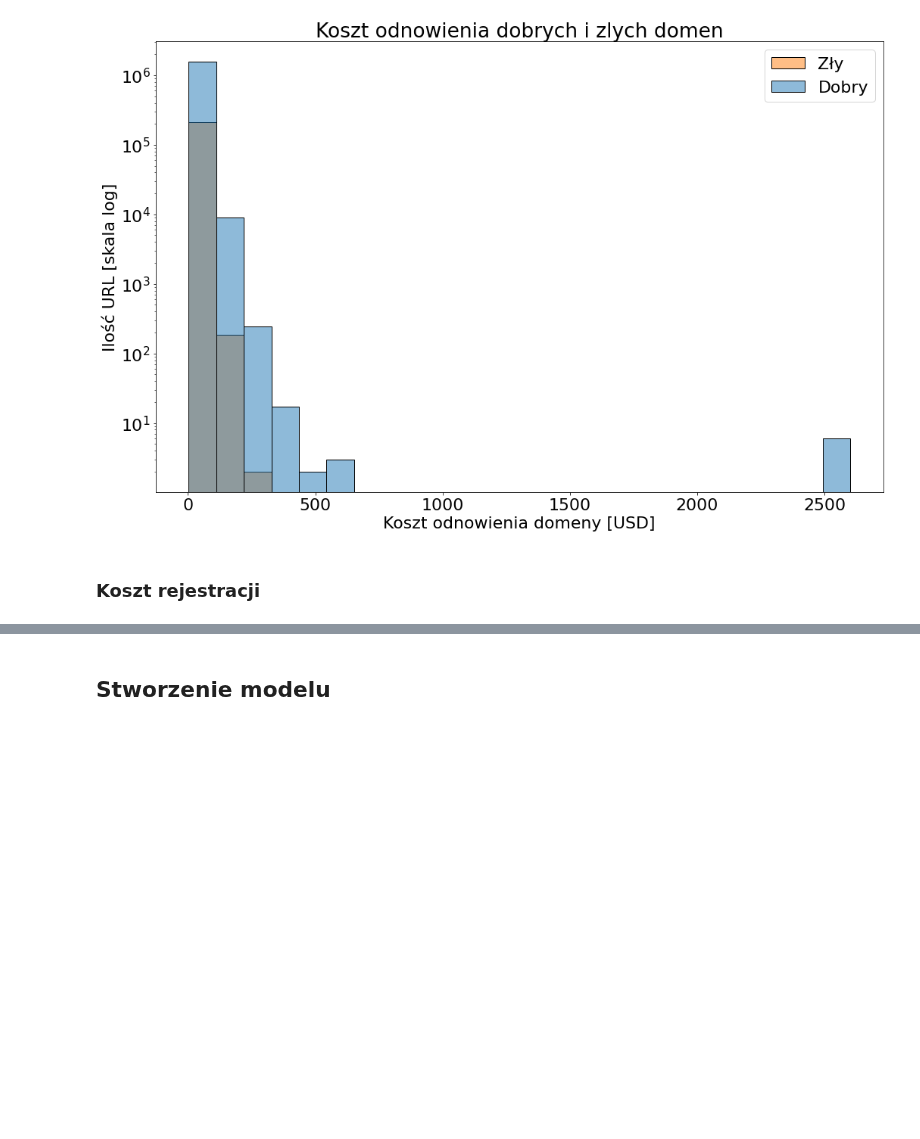
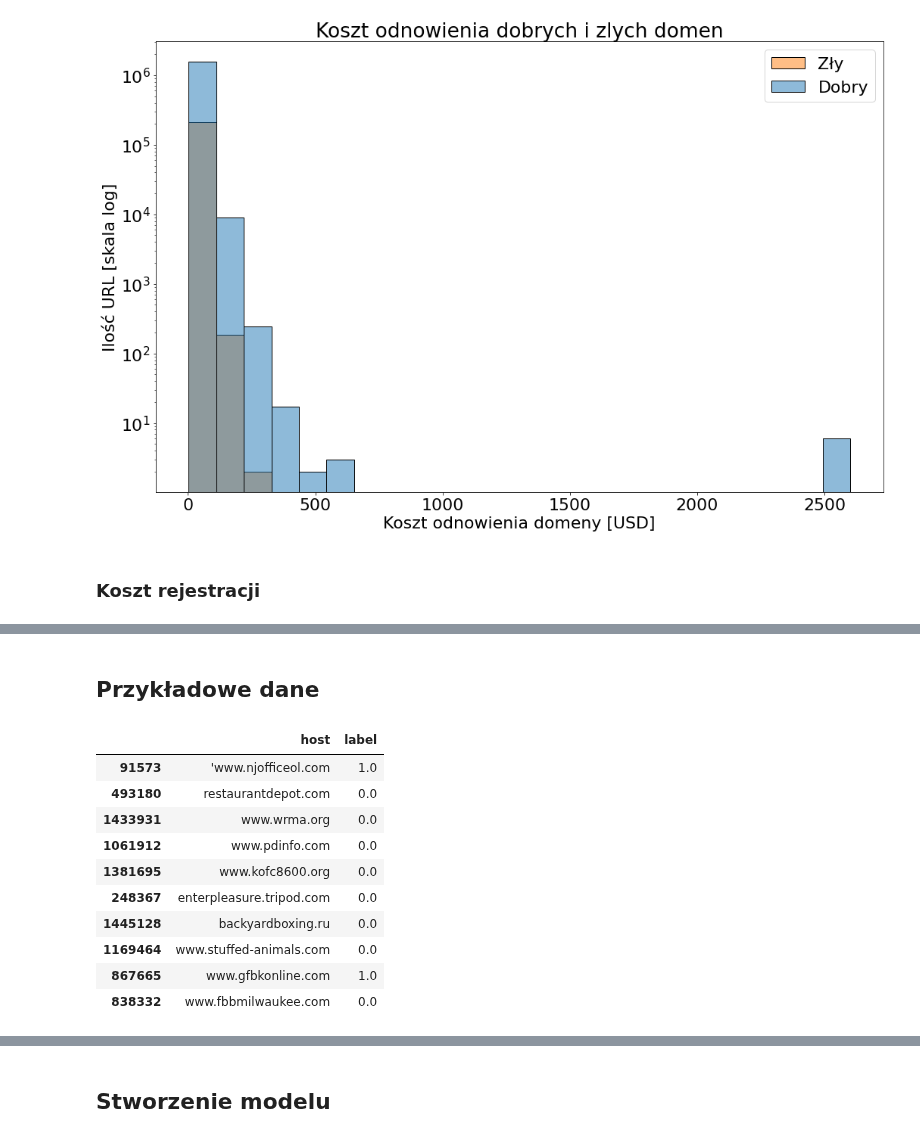
Before and after one commit to knmlprz/g2a-presentation-2021, a Jupyter notebook: Prezentacja.ipynb, the cells around one changed output, grey strips where cells are left out. Cells and saved outputs as stored; diff of their text form; code cells hidden in the pictures; blank space fills up the shorter version.

```diff
--- a/Prezentacja.ipynb
+++ b/Prezentacja.ipynb
@@ -161,0 +163,16 @@ plt.savefig("img/koszt_rejestracji.png")
+# %% [markdown]
+##  Przykładowe dane
+# %%
+df2[["host", "label"]].sample(10, random_state=2) # Dla powtarzalności wyników
+# %% [output]
+|  | host | label |
+| 91573 | 'www.njofficeol.com | 1.0 |
+| 493180 | restaurantdepot.com | 0.0 |
+| 1433931 | www.wrma.org | 0.0 |
+| 1061912 | www.pdinfo.com | 0.0 |
+| 1381695 | www.kofc8600.org | 0.0 |
+| 248367 | enterpleasure.tripod.com | 0.0 |
+| 1445128 | backyardboxing.ru | 0.0 |
+| 1169464 | www.stuffed-animals.com | 0.0 |
+| 867665 | www.gfbkonline.com | 1.0 |
+| 838332 | www.fbbmilwaukee.com | 0.0 |
```
Also changed, not shown: parts of 3 cells of this notebook.
